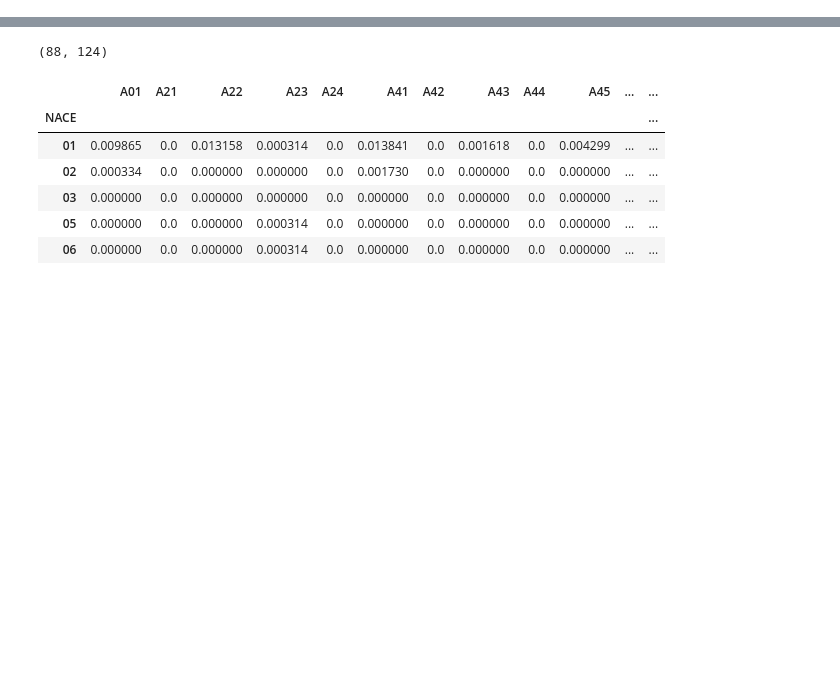
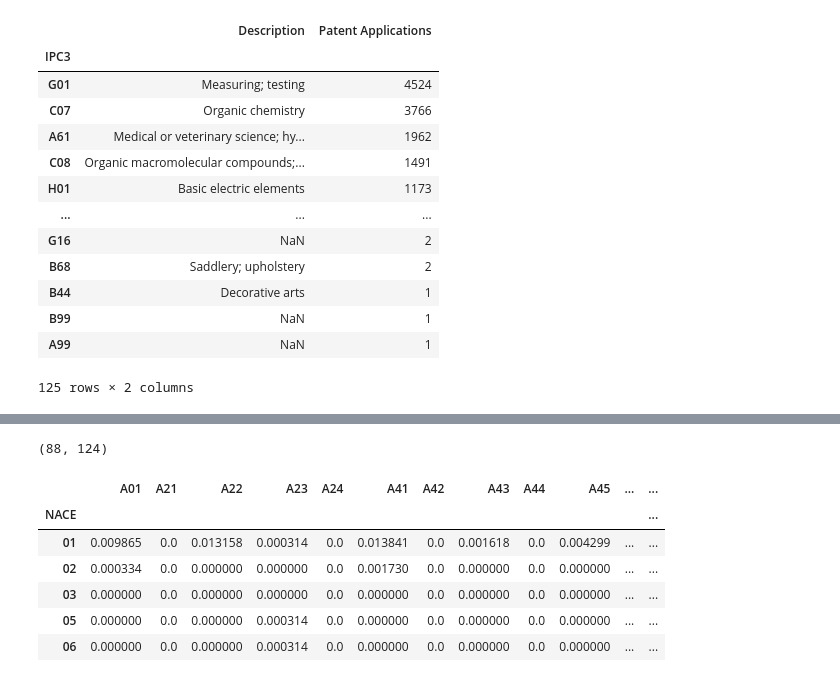
Before and after one commit to piotrsobecki/economical_impact_pri, a Jupyter notebook: data preprocessing - ipc nace.ipynb, the cells around one changed output, grey strips where cells are left out. Drawn from its saved outputs; the diff is of its cells as text; code cells hidden in the pictures; blank space fills up the shorter version.

```diff
--- a/data preprocessing - ipc nace.ipynb
+++ b/data preprocessing - ipc nace.ipynb
@@ -24,3 +42,7 @@ nace_ipc_df = pd.read_excel('concordance/nace_ipc.xlsx', index_col='NACE')
 
 # Nace is a 2 digit code so append 0 as the prefix where necessary
 nace_ipc_df.index = nace_ipc_df.index.map(lambda x: '0'+str(x) if len(str(x)) == 1 else str(x))
+# %%
+ipc3_df = ipc[ipc['Code.1'].isin(nace_ipc_df.columns)][['Code.1','Description']]
+ipc3_df.columns = ['IPC3','Description']
+ipc3_df.set_index('IPC3', inplace=True)
@@ -26,0 +52,34 @@ nace_ipc_df.index = nace_ipc_df.index.map(lambda x: '0'+str(x) if len(str(x)) ==
+# %%
+patents_df['ipc3'] = patents_df['ipc_classification'].str[:3]
+# Add description to patents_df
+patents_df = patents_df.merge(ipc3_df, left_on='ipc3', right_index=True, how='left')
+# %%
+count_patent_codes = patents_df.groupby('ipc3')['id'].nunique().sort_values(ascending=False).reset_index()
+count_patent_codes.rename(columns={'id':'Patent Applications'}, inplace=True)
+# Join with ipc3 description
+count_patent_codes = count_patent_codes.merge(ipc3_df, left_on='ipc3', right_index=True, how='left')
+count_patent_codes = count_patent_codes[['ipc3','Description','Patent Applications']]
+
+# Drop na
+count_patent_codes = count_patent_codes[~count_patent_codes['ipc3'].isna()]
+
+count_patent_codes.rename(columns={'ipc3':'IPC3'}, inplace=True)
+
+count_patent_codes.set_index('IPC3', inplace=True)
+# %%
+count_patent_codes
+# %% [output]
+|  | Description | Patent Applications |
+| IPC3 |  |  |
+| G01 | Measuring; testing | 4524 |
+| C07 | Organic chemistry | 3766 |
+| A61 | Medical or veterinary science; hy... | 1962 |
+| C08 | Organic macromolecular compounds;... | 1491 |
+| H01 | Basic electric elements | 1173 |
+| ... | ... | ... |
+| G16 | NaN | 2 |
+| B68 | Saddlery; upholstery | 2 |
+| B44 | Decorative arts | 1 |
+| B99 | NaN | 1 |
+| A99 | NaN | 1 |
+125 rows × 2 columns
```
Also changed, not shown: parts of 10 cells of this notebook, 6 other files.
